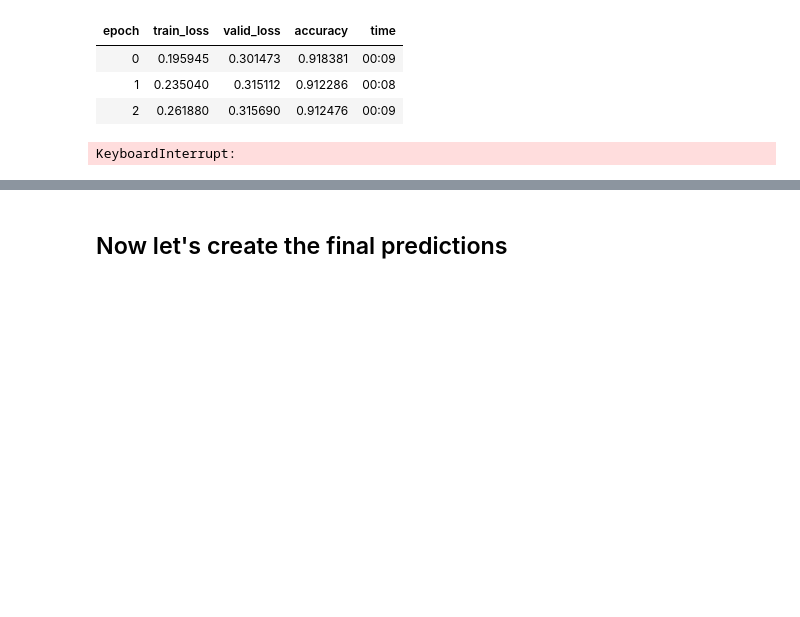
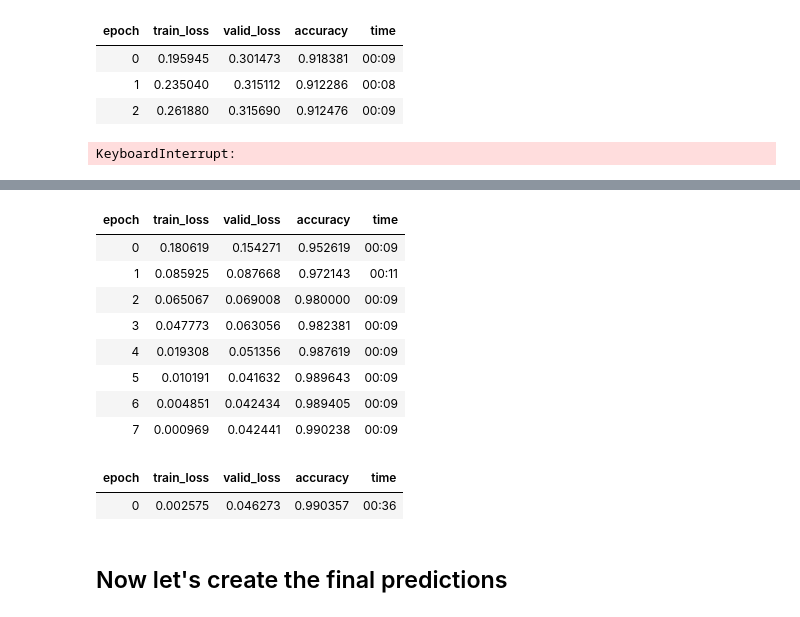
Before and after one commit to maraoz/kaggle-comps, a Jupyter notebook: digit-recognizer-v4.ipynb, the cells around one changed output, grey strips where cells are left out. Saved outputs shown, nothing was run; the diff lists cells and outputs as text; code cells hidden in the pictures; blank space fills up the shorter version.

```diff
--- a/digit-recognizer-v4.ipynb
+++ b/digit-recognizer-v4.ipynb
@@ -322,3 +445,20 @@ MultiLinearModel(
+# %%
+learn.fit_one_cycle(8, 1e-3)
+# %% [output]
+| epoch | train_loss | valid_loss | accuracy | time |
+| 0 | 0.180619 | 0.154271 | 0.952619 | 00:09 |
+| 1 | 0.085925 | 0.087668 | 0.972143 | 00:11 |
+| 2 | 0.065067 | 0.069008 | 0.980000 | 00:09 |
+| 3 | 0.047773 | 0.063056 | 0.982381 | 00:09 |
+| 4 | 0.019308 | 0.051356 | 0.987619 | 00:09 |
+| 5 | 0.010191 | 0.041632 | 0.989643 | 00:09 |
+| 6 | 0.004851 | 0.042434 | 0.989405 | 00:09 |
+| 7 | 0.000969 | 0.042441 | 0.990238 | 00:09 |
+# %%
+learn.fit_one_cycle(1, 1e-4)
+# %% [output]
+| epoch | train_loss | valid_loss | accuracy | time |
+| 0 | 0.002575 | 0.046273 | 0.990357 | 00:36 |
 # %% [markdown]
 ## Now let's create the final predictions
 # %%
```
Also changed, not shown: parts of 13 cells of this notebook, 3 other files.
